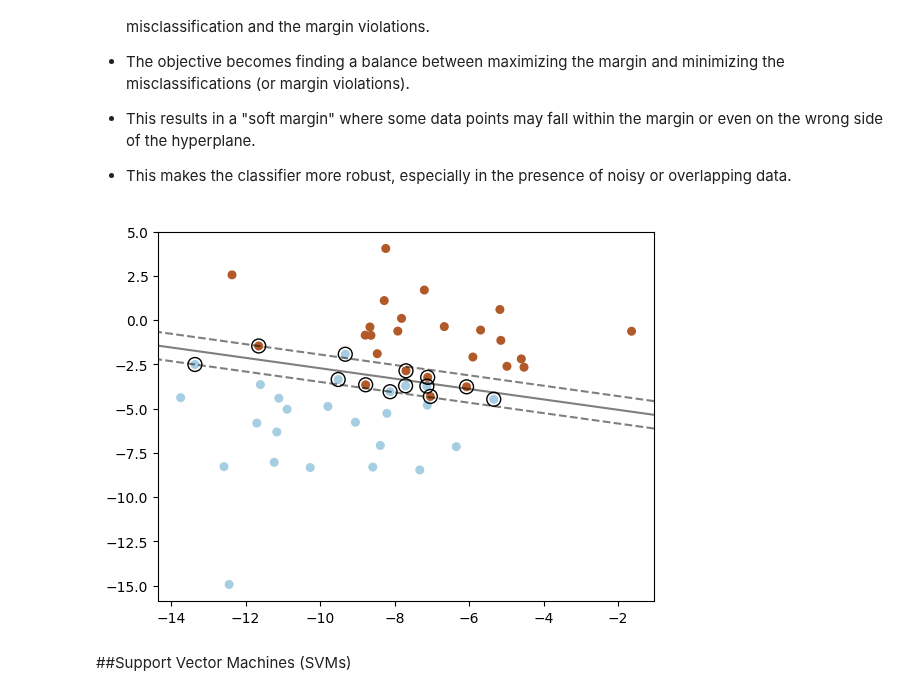
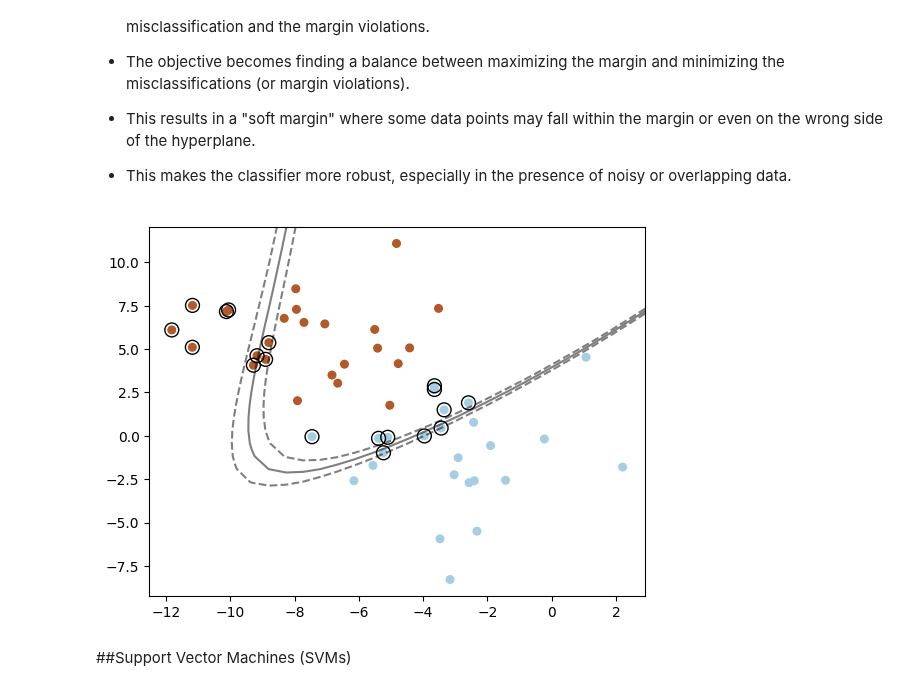
Before and after one commit to Metallicode/Math, a Jupyter notebook: Support_Vector_Machines_basic_theory.ipynb, the cells around one changed output. Saved outputs shown, nothing was run; the diff lists cells and outputs as text; code cells hidden in the pictures.

```diff
--- a/Support_Vector_Machines_basic_theory.ipynb
+++ b/Support_Vector_Machines_basic_theory.ipynb
@@ -346,37 +346,50 @@ from sklearn.svm import SVC
 
 # Load a simple dataset
 data = datasets.make_blobs(n_samples=50, n_features=2, centers=2, cluster_std=2.2)
 X = data[0]
 y = data[1]
 
-# Train an SVM with a linear kernel
-#clf = SVC(kernel='linear', C=1e10)   #Max Margin Classifier
-clf = SVC(kernel='linear', C=1)
+# Train an SVM with a linear kernel ###Max Margin Classifier###
+#clf = SVC(kernel='linear', C=1e10)
+#clf = SVC(kernel='linear', C=1000)
+#clf = SVC(kernel='linear', C=10)
+#clf = SVC(kernel='linear', C=1)
+#clf = SVC(kernel='linear', C=0.05)
+#clf = SVC(kernel='linear', C=0.005)
+
+###As C becomes smaller, we allow more points in the margin
+
+
+# Train an SVM with a non-linear kernel
+#clf = SVC(kernel='rbf', C=10)   ###Radial basis function
+#clf = SVC(kernel='poly', C=10)
+clf = SVC(kernel='sigmoid', C=10)
+
 clf.fit(X, y)
 
 # Plot the data points
 plt.scatter(X[:, 0], X[:, 1], c=y, s=30, cmap=plt.cm.Paired)
 
 # Plot the decision boundary
 ax = plt.gca()
 xlim = ax.get_xlim()
 ylim = ax.get_ylim()
 
 # Create grid to evaluate model
 xx = np.linspace(xlim[0], xlim[1], 30)
 yy = np.linspace(ylim[0], ylim[1], 30)
 YY, XX = np.meshgrid(yy, xx)
 xy = np.vstack([XX.ravel(), YY.ravel()]).T
 Z = clf.decision_function(xy).reshape(XX.shape)
 
 # Plot decision boundary and margins
 ax.contour(XX, YY, Z, colors='k', levels=[-1, 0, 1], alpha=0.5, linestyles=['--', '-', '--'])
 
 # Plot support vectors (the vectors that define the margin)
 ax.scatter(clf.support_vectors_[:, 0], clf.support_vectors_[:, 1], s=100, facecolors='none', edgecolors='k')
 plt.show()
 # %% [output]
-[figure, old version]
+[figure, new version]
 # %% [markdown]
 ##Support Vector Machines (SVMs)
 # %% [markdown]
```
